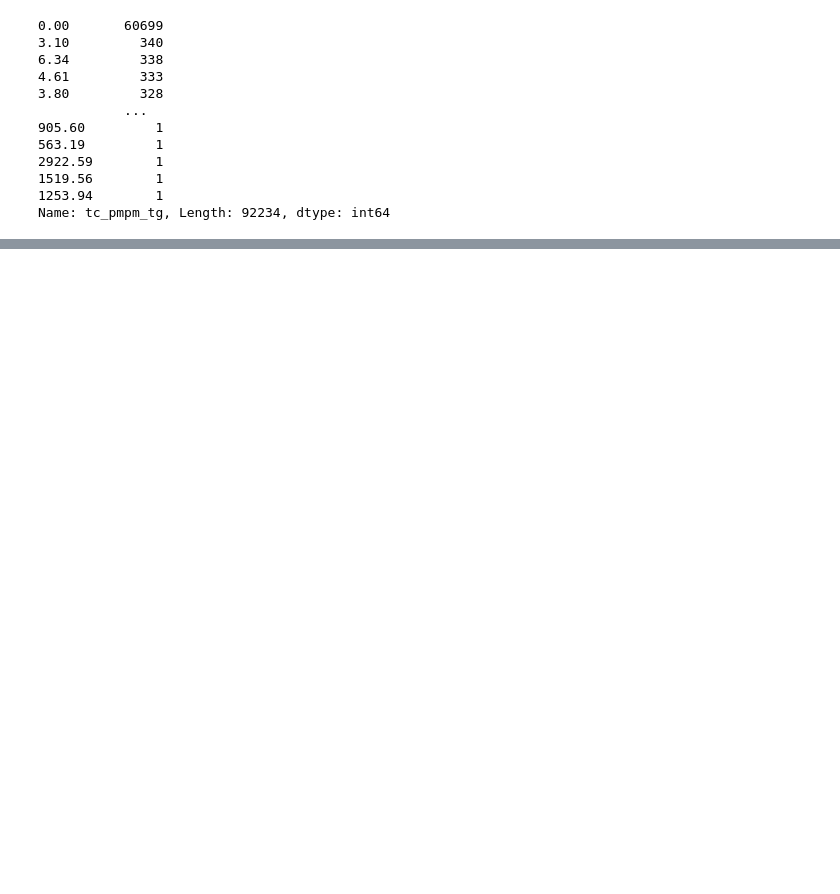
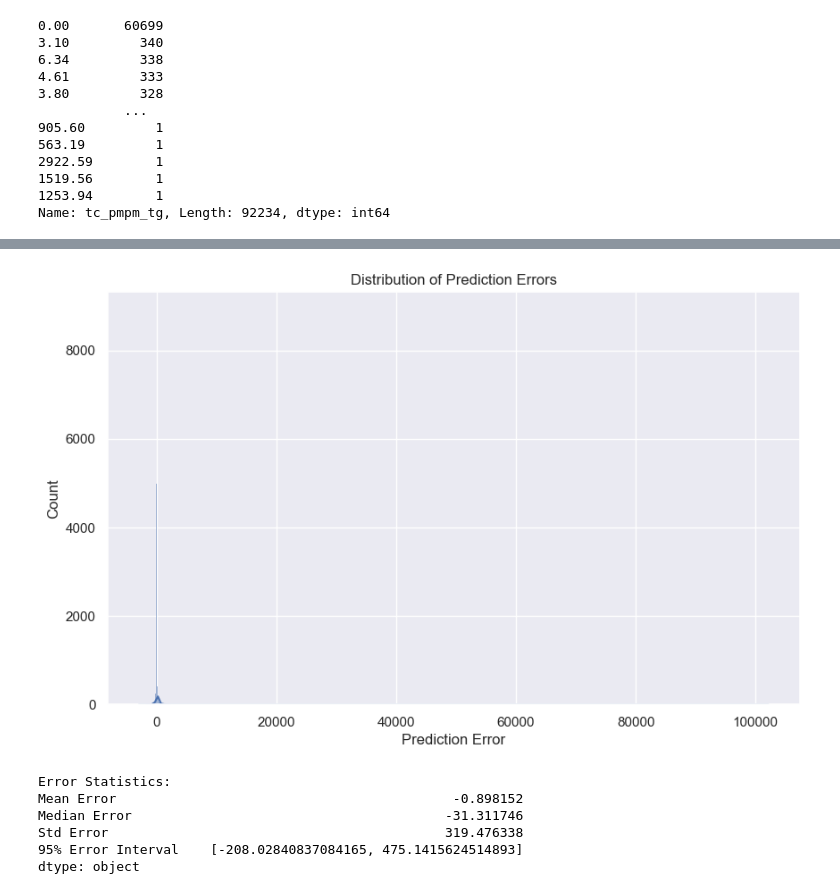
Before and after one commit to Main-Street-Health/data-analytics, a Jupyter notebook: notebooks/cost_modelling/20250210_cost_modelling.ipynb, the cells around one changed output, grey strips where cells are left out. Saved outputs shown, nothing was run; the diff lists cells and outputs as text; code cells hidden in the pictures; blank space fills up the shorter version.

```diff
--- a/notebooks/cost_modelling/20250210_cost_modelling.ipynb
+++ b/notebooks/cost_modelling/20250210_cost_modelling.ipynb
@@ -386,0 +500,26 @@ Name: tc_pmpm_tg, Length: 92234, dtype: int64
+# %%
+# Visualize error distribution
+plt.figure(figsize=(10, 6))
+sns.histplot(residuals, kde=True)
+plt.title('Distribution of Prediction Errors')
+plt.xlabel('Prediction Error')
+plt.ylabel('Count')
+plt.show()
+
+# Calculate error statistics
+error_stats = pd.Series({
+    'Mean Error': residuals.mean(),
+    'Median Error': np.median(residuals),
+    'Std Error': residuals.std(),
+    '95% Error Interval': np.percentile(residuals, [2.5, 97.5])
+})
+print("\nError Statistics:")
+print(error_stats)
+# %% [output]
+[figure, added]
+Error Statistics:
+Mean Error                                           -0.898152
+Median Error                                        -31.311746
+Std Error                                           319.476338
+95% Error Interval    [-208.02840837084165, 475.1415624514893]
+dtype: object
```
Also changed, not shown: parts of 6 cells of this notebook, 6 other files.
